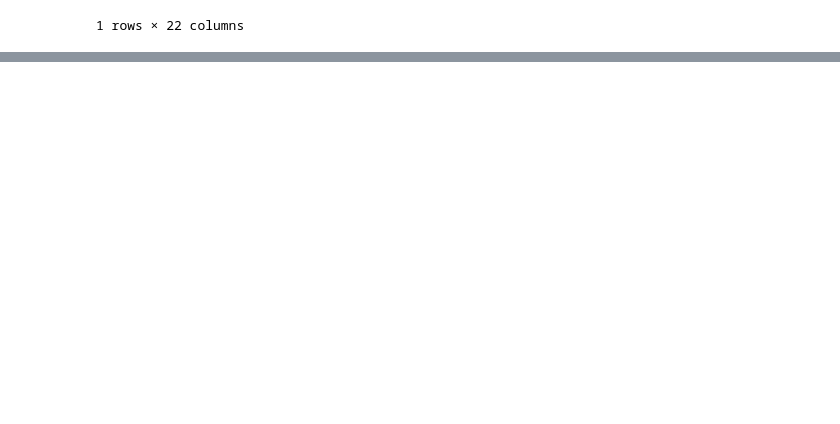
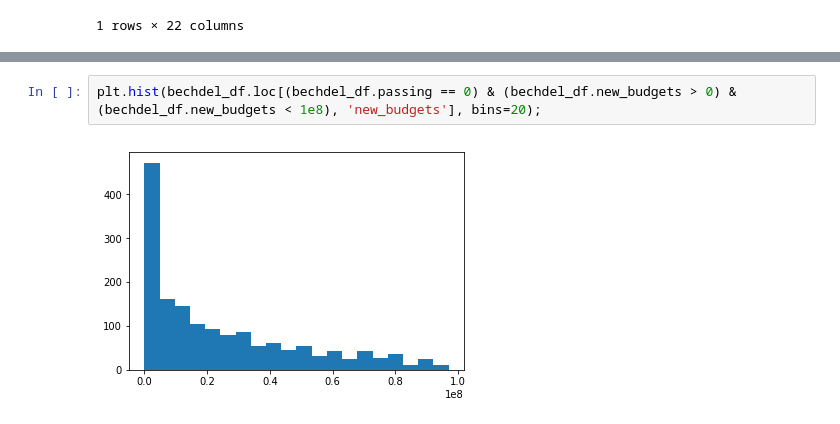
Before and after one commit to MagicMilly/women-in-film-analysis-dashboard, a Jupyter notebook: more_data_munging_useful.ipynb, the cells around one changed output, grey strips where cells are left out. Drawn from its saved outputs; the diff is of its cells as text; blank space fills up the shorter version.

```diff
--- a/more_data_munging_useful.ipynb
+++ b/more_data_munging_useful.ipynb
@@ -1694,0 +1772,4 @@ df.loc[df.imdb_id == first_three_imdb_ids[2]]
+# %%
+plt.hist(bechdel_df.loc[(bechdel_df.passing == 0) & (bechdel_df.new_budgets > 0) & (bechdel_df.new_budgets < 1e8), 'new_budgets'], bins=20);
+# %% [output]
+[figure, added]
```
Also changed, not shown: parts of 16 cells of this notebook.
